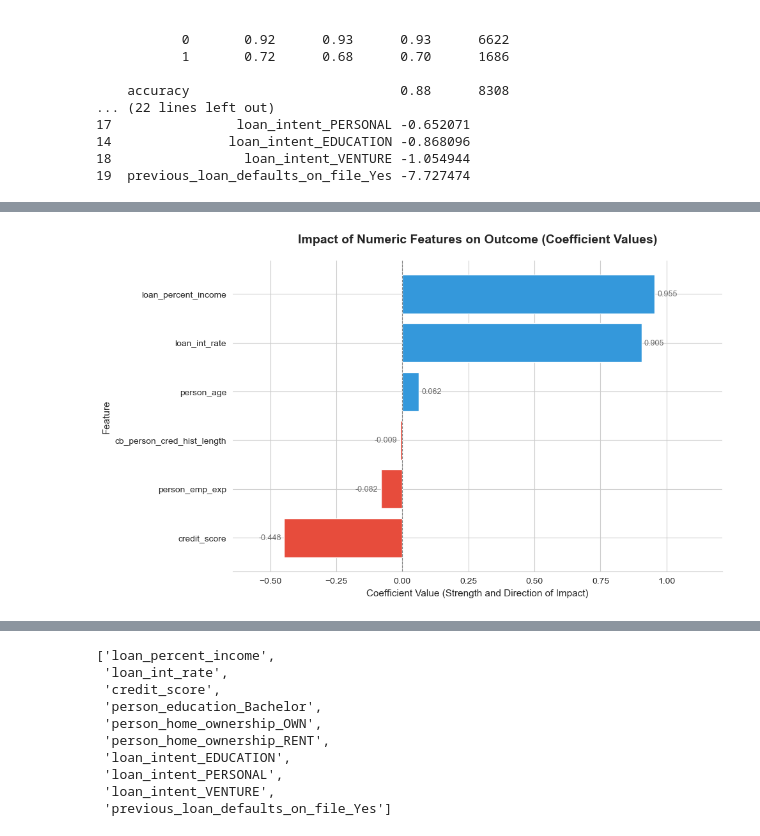
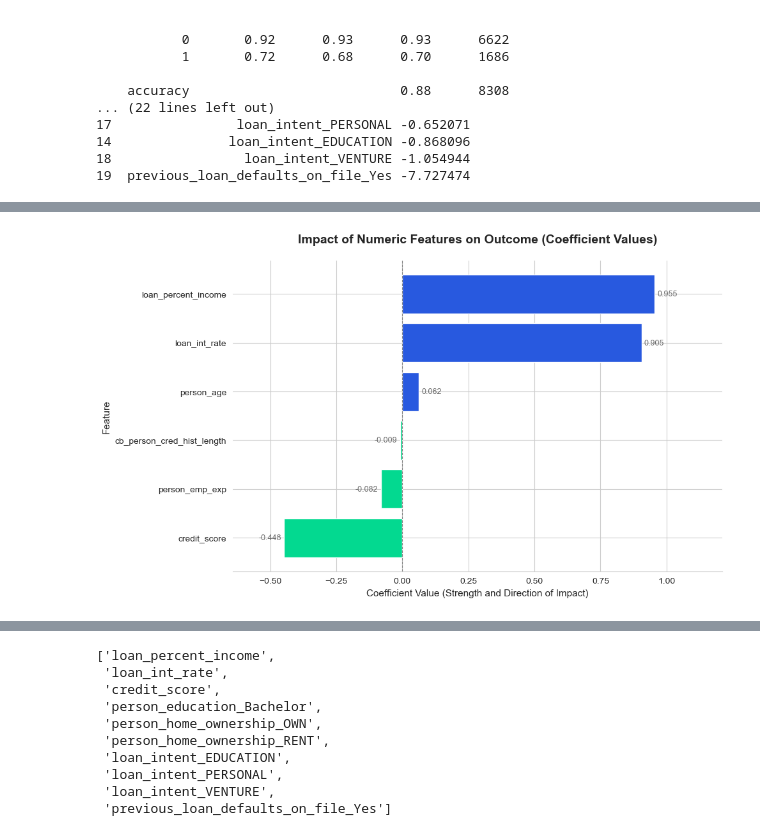
Before and after one commit to yukito0209/is6400-business-data-analytics, a Jupyter notebook: loan_data_analytics/logistic and cluster.ipynb, the cells around one changed output, grey strips where cells are left out. Drawn from its saved outputs; the diff is of its cells as text; code cells hidden in the pictures.

```diff
--- a/loan_data_analytics/logistic and cluster.ipynb
+++ b/loan_data_analytics/logistic and cluster.ipynb
@@ -374,7 +431,7 @@ values = [item[1] for item in sorted_coeffs]
 
 # Create colors based on value sign
 # Using common convention: blue for positive, red for negative
-colors = ['#e74c3c' if v < 0 else '#3498db' for v in values]
+colors = ['#03D990' if v < 0 else '#2859DF' for v in values]
 
 # --- 2. Plotting and Styling ---
 # Set a nice Seaborn style
@@ -403,35 +460,35 @@ for bar in bars:
             f'{width:.3f}',        # Text label, formatted to 3 decimal places
             ha=ha,                 # Horizontal alignment
             va='center',           # Vertical alignment
             fontsize=9,            # Font size for labels
             color='dimgray')       # Label color
 
 # --- 4. Refine Labels, Title, and Limits ---
 # Setting the title and axis labels with adjusted fonts
 ax.set_title('Impact of Numeric Features on Outcome (Coefficient Values)', fontsize=14, fontweight='bold', pad=20)
 ax.set_xlabel('Coefficient Value (Strength and Direction of Impact)', fontsize=11)
 ax.set_ylabel('Feature', fontsize=11)
 
 # Adjust x-axis limits to give space for labels at the ends of bars
 xmin, xmax = ax.get_xlim()
 padding = 0.1 * (xmax - xmin) # Add 10% relative padding
 # Give slightly more padding on the right if there are large positive values
 ax.set_xlim(xmin - padding * 0.8, xmax + padding * 1.2)
 
 # --- 5. Despine ---
 # Remove top and right spines for a cleaner look
 sns.despine(left=True, bottom=False) # Keep bottom spine, remove y-axis line if desired
 
 # Improve layout to prevent labels overlapping
 plt.tight_layout()
-plt.savefig(r'D:\GitHubRepos\is6400-business-data-analytics\loan_data_analytics\image\result_figs\impact_of_numeric_features_on_outcome.png',
+plt.savefig(r'D:\GitHubRepos\is6400-business-data-analytics\loan_data_analytics\image\result_figs\impact_of_numeric_features_on_outcome_1.png',
                 dpi=600,
                 bbox_inches='tight',
                 transparent=False)
 
 plt.show()
 # %% [output]
-[figure, old version]
+[figure, new version]
 # %%
 from mlxtend.feature_selection import SequentialFeatureSelector
 
```
Also changed, not shown: parts of 26 cells of this notebook, 12 other files.
